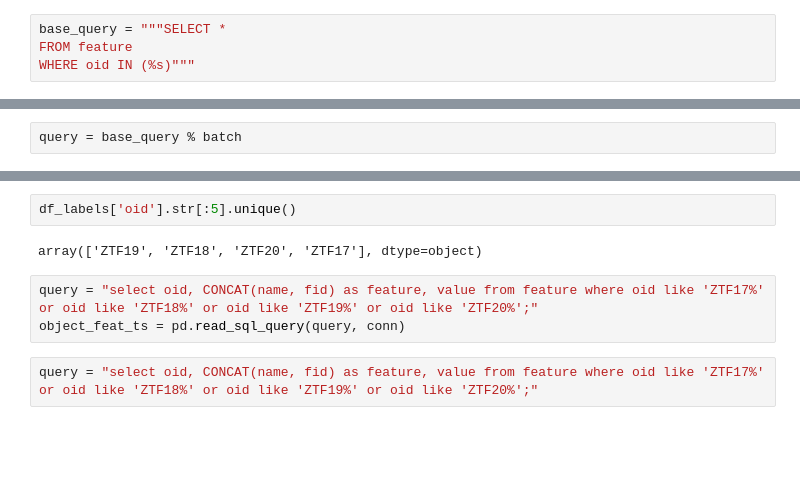
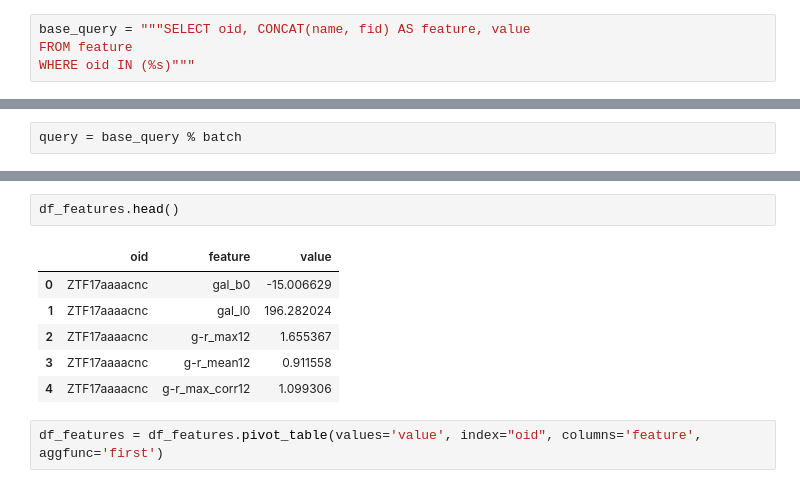
Before and after one commit to guille-c/ALeRCE_ML_DL, a Jupyter notebook: ALeRCE_ML_DL.ipynb, the cells around one changed output, grey strips where cells are left out. Drawn from its saved outputs; the diff is of its cells as text; blank space fills up the shorter version.

```diff
--- a/ALeRCE_ML_DL.ipynb
+++ b/ALeRCE_ML_DL.ipynb
@@ -310,7 +292,7 @@ Name: classALeRCE, dtype: int64
 # %% [markdown]
 Get the features from the ADB.
 # %%
-base_query = """SELECT *
+base_query = """SELECT oid, CONCAT(name, fid) AS feature, value
 FROM feature
 WHERE oid IN (%s)"""
 # %%
@@ -325,9 +311,11 @@ df_train_features = pd.read_sql(query, conn)
-# %%
-df_labels['oid'].str[:5].unique()
-# %% [output]
-array(['ZTF19', 'ZTF18', 'ZTF20', 'ZTF17'], dtype=object)
-# %%
-query = "select oid, CONCAT(name, fid) as feature, value from feature where oid like 'ZTF17%' or oid like 'ZTF18%' or oid like 'ZTF19%' or oid like 'ZTF20%';"
-object_feat_ts = pd.read_sql_query(query, conn)
-# %%
-query = "select oid, CONCAT(name, fid) as feature, value from feature where oid like 'ZTF17%' or oid like 'ZTF18%' or oid like 'ZTF19%' or oid like 'ZTF20%';"
+# %%
+df_features.head()
+# %% [output]
+|  | oid | feature | value |
+| 0 | ZTF17aaaacnc | gal_b0 | -15.006629 |
+| 1 | ZTF17aaaacnc | gal_l0 | 196.282024 |
+| 2 | ZTF17aaaacnc | g-r_max12 | 1.655367 |
+| 3 | ZTF17aaaacnc | g-r_mean12 | 0.911558 |
+| 4 | ZTF17aaaacnc | g-r_max_corr12 | 1.099306 |
+# %%
+df_features = df_features.pivot_table(values='value', index="oid", columns='feature', aggfunc='first')
```
Also changed, not shown: parts of 12 cells of this notebook.
